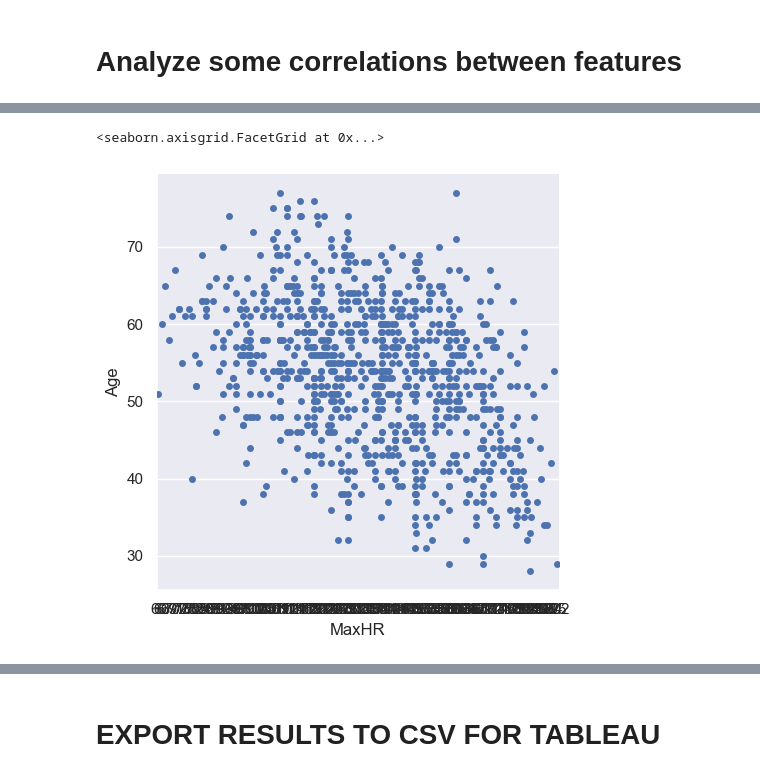
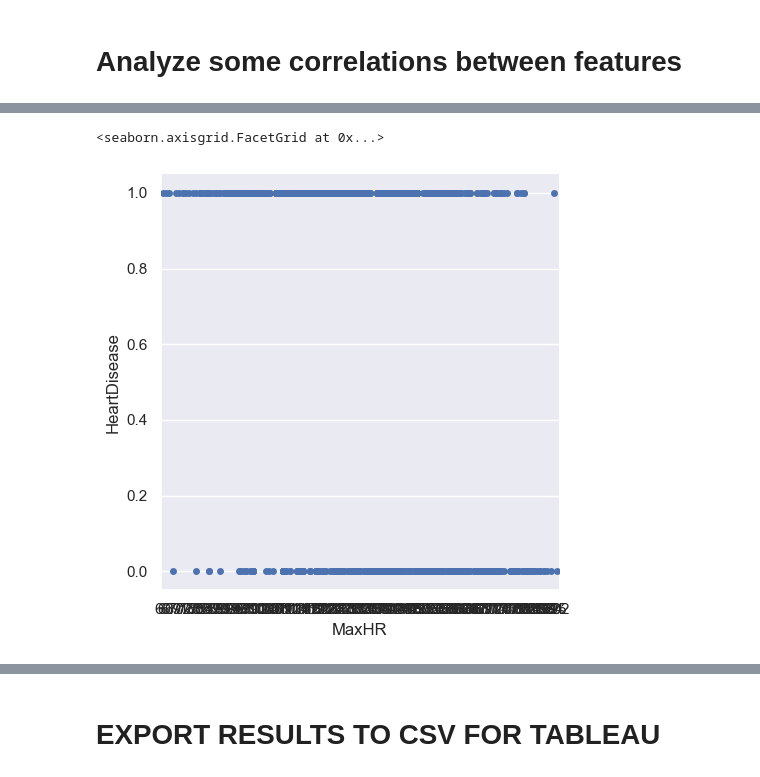
Before and after one commit to Prisca92/Project-4-final, a Jupyter notebook: Heart_Classifier_Final_Model.ipynb, the cells around one changed output, grey strips where cells are left out. Saved outputs shown, nothing was run; the diff lists cells and outputs as text; code cells hidden in the pictures.

```diff
--- a/Heart_Classifier_Final_Model.ipynb
+++ b/Heart_Classifier_Final_Model.ipynb
@@ -369,10 +374,10 @@ sns.catplot(x = 'HeartDisease', y = 'Age', data = new_raw_data)
 # %%
-# To see how well age correlates with diagnosis of heart disease, we'll plot the data
+# To see how well max hr correlates with diagnosis of heart disease, we'll plot the data
 # separated based on diagnosis category on the x-axis and have the points' y-value
 # be its mean radius value
 
-sns.catplot(x = 'MaxHR', y = 'Age', data = new_raw_data)
+sns.catplot(x = 'MaxHR', y = 'HeartDisease', data = new_raw_data)
 # %% [output]
 <seaborn.axisgrid.FacetGrid at 0x...>
-[figure, old version]
+[figure, new version]
 # %%
```
Also changed, not shown: parts of 6 cells of this notebook, 20 other files.
